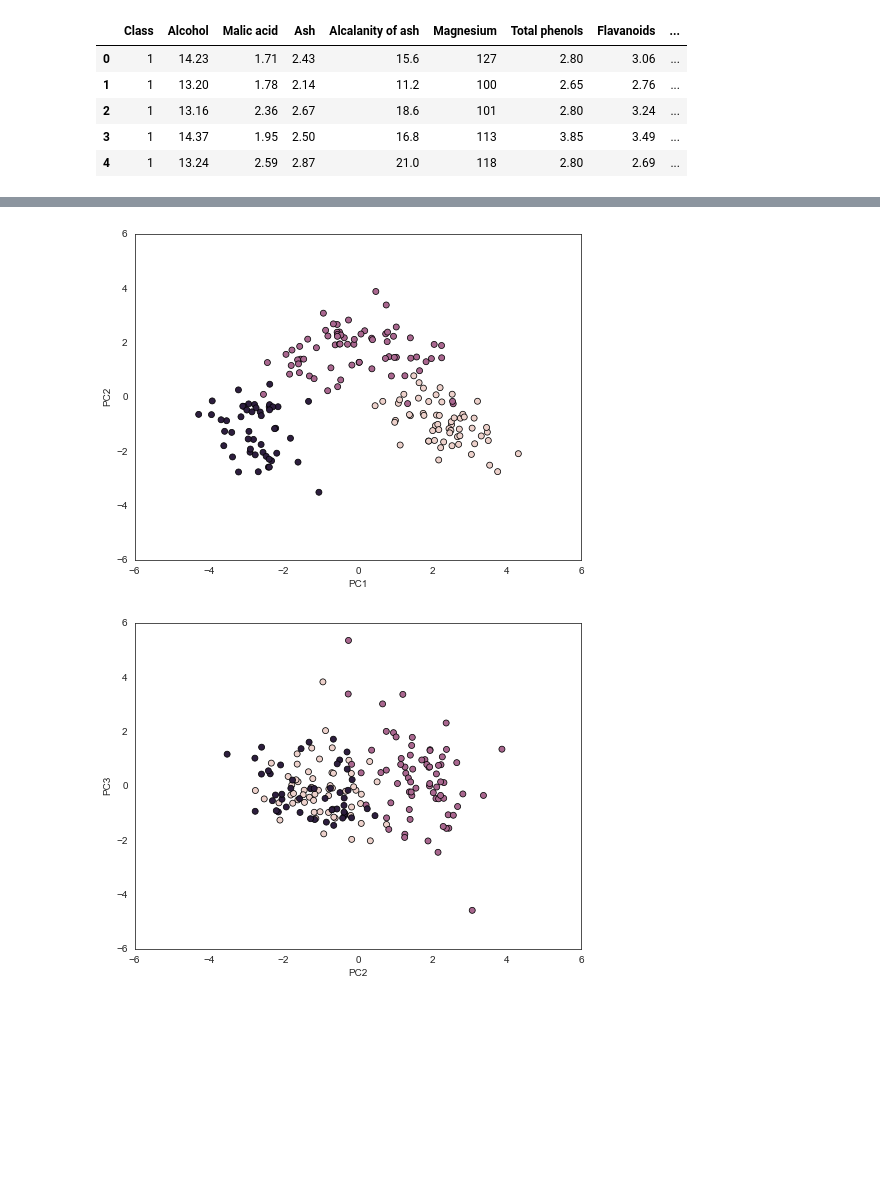
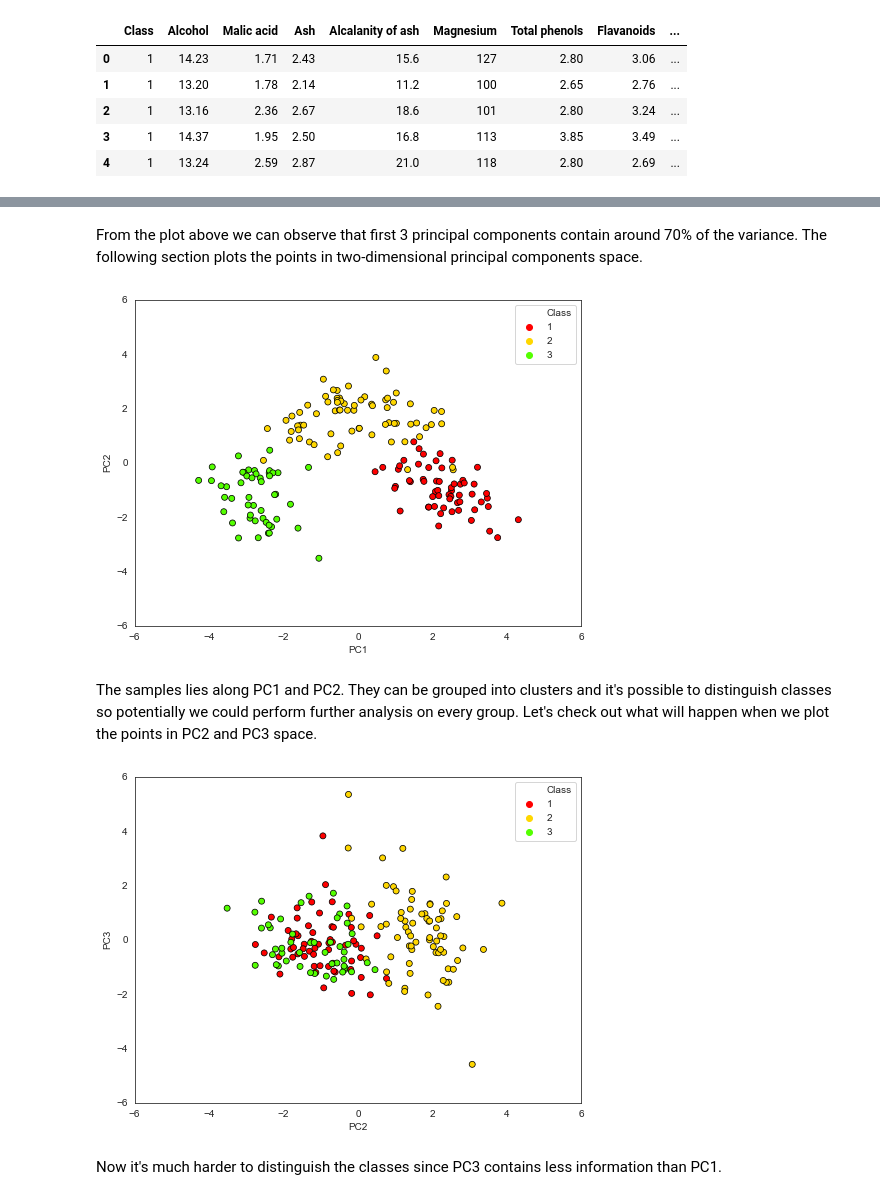
Before and after one commit to mickuz/lsed, a Jupyter notebook: Principal Component Analysis.ipynb, the cells around one changed output, grey strips where cells are left out. Drawn from its saved outputs; the diff is of its cells as text; code cells hidden in the pictures; blank space fills up the shorter version.

Commit message:
Fix for exercise 9
Add plot of total explained variance against number of principal components, add explanations, small aesthetic changes regarding the charts

```diff
--- a/Principal Component Analysis.ipynb
+++ b/Principal Component Analysis.ipynb
@@ -41,7 +47,7 @@ X = StandardScaler().fit_transform(X)
 # %%
 from sklearn.decomposition import PCA
 
-pca = PCA(n_components=3)
-principalComponents = pca.fit_transform(X)
-principalDf = pd.DataFrame(data=principalComponents, columns=['PC1', 'PC2', 'PC3'])
-principalDf = pd.concat([principalDf, df[['Class']]], axis=1)
+pca = PCA()
+pc = pca.fit_transform(X)
+principal_df = pd.DataFrame(data=pc, columns=['PC' + str(i) for i in range(1, 14)])
+principal_df = pd.concat([principal_df, df[['Class']]], axis=1)
@@ -48,16 +66,31 @@ principalDf = pd.concat([principalDf, df[['Class']]], axis=1)
+# %% [markdown]
+From the plot above we can observe that first 3 principal components contain around 70% of the variance. The following section plots the points in two-dimensional principal components space.
 # %%
 fig = plt.figure(figsize=(8, 6))
 sns.set_style('white')
-sns.set_palette('muted')
-sns.scatterplot(data=principalDf, x='PC1', y='PC2', hue='Class', legend=False, edgecolor='black').set(xlim=(-6, 6), ylim=(-6, 6))
+sns.scatterplot(data=principal_df,
+                x='PC1',
+                y='PC2',
+                hue='Class',
+                palette='prism',
+                legend='full',
+                edgecolor='black').set(xlim=(-6, 6), ylim=(-6, 6))
 plt.show()
 # %% [output]
-[figure, old version]
+[figure, new version]
+# %% [markdown]
+The samples lies along PC1 and PC2. They can be grouped into clusters and it's possible to distinguish classes so potentially we could perform further analysis on every group. Let's check out what will happen when we plot the points in PC2 and PC3 space.
 # %%
 fig = plt.figure(figsize=(8, 6))
-sns.set_style('white')
-sns.set_palette('muted')
-sns.scatterplot(data=principalDf, x='PC2', y='PC3', hue='Class', legend=False, edgecolor='black').set(xlim=(-6, 6), ylim=(-6, 6))
+sns.scatterplot(data=principal_df,
+                x='PC2',
+                y='PC3',
+                hue='Class',
+                palette='prism',
+                legend='full',
+                edgecolor='black').set(xlim=(-6, 6), ylim=(-6, 6))
 plt.show()
 # %% [output]
-[figure, old version]
+[figure, new version]
+# %% [markdown]
+Now it's much harder to distinguish the classes since PC3 contains less information than PC1.
```
Also changed, not shown: parts of 5 cells of this notebook.
